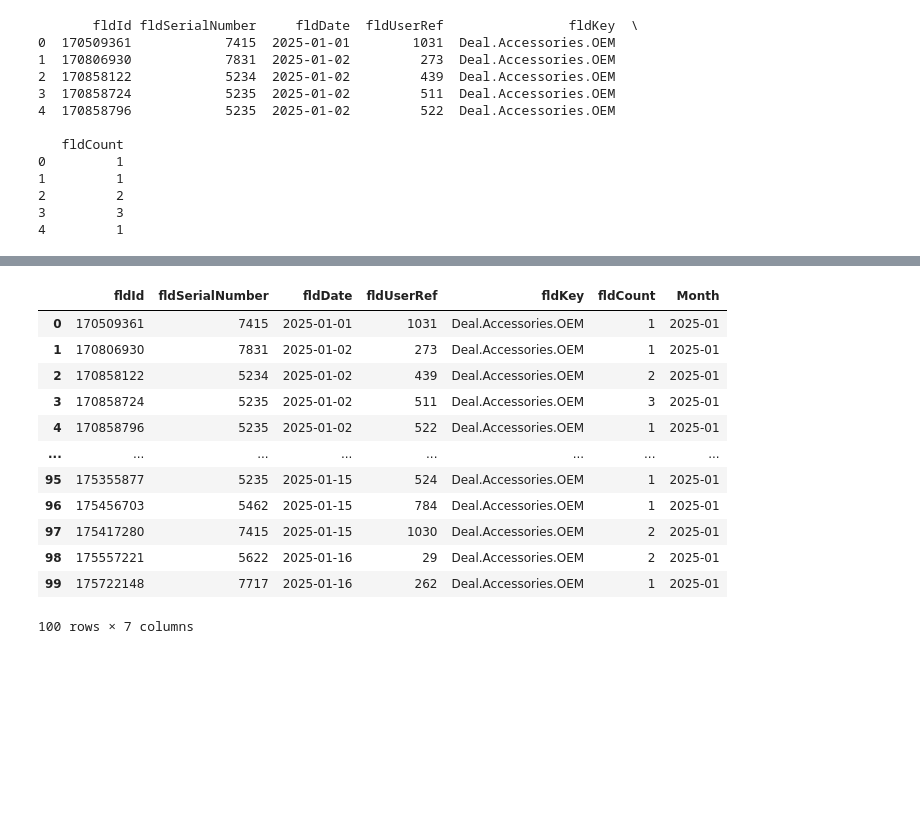
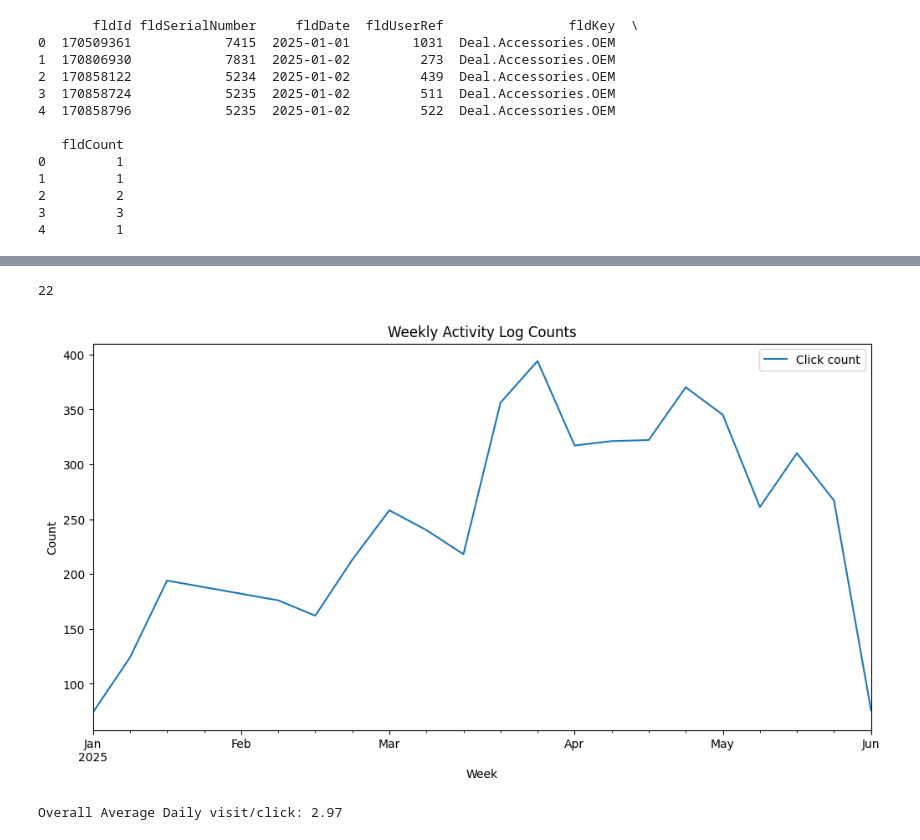
Before and after one commit to MeliPax/dashboards_dev_space, a Jupyter notebook: scripts/playground.ipynb, the cells around one changed output, grey strips where cells are left out. Cells and saved outputs as stored; diff of their text form; code cells hidden in the pictures; blank space fills up the shorter version.

```diff
--- a/scripts/playground.ipynb
+++ b/scripts/playground.ipynb
@@ -312,7 +310,7 @@ monthly_counts.plot(x='Month', y='fldCount', kind='line', figsize=(12, 6), title
 # Show sum of fldcount by week of month
 df['Week'] = df['fldDate'].dt.to_period('W')
 weekly_counts = df.groupby('Week')['fldCount'].sum().reset_index()
-weekly_counts['Week'] = weekly_counts['Week'].dt.to_timestamp()
+# weekly_counts['Week'] = weekly_counts['Week'].dt.to_timestamp()
 weekly_counts.plot(x='Week', y='fldCount', kind='bar', figsize=(12, 6), title='Weekly Activity Log Counts')
 
 
@@ -325,7 +323,7 @@ daily_counts.plot(x='DayOfWeek', y='fldCount', kind='bar', figsize=(12, 6), titl
 
 
 # Change these graphs to line graphs
-monthly_counts.plot(x='Month', y='fldCount', kind='line', figsize=(12, 6), title='Monthly Activity Log Counts')
+
 weekly_counts.plot(x='Week', y='fldCount', kind='line', figsize=(12, 6), title='Weekly Activity Log Counts')
 daily_counts.plot(x='DayOfWeek', y='fldCount', kind='line', figsize=(12, 6), title='Daily Activity Log Counts by Day of Week')
 # %% [output]
@@ -338,16 +337,48 @@ daily_counts.plot(x='DayOfWeek', y='fldCount', kind='line', figsize=(12, 6), tit
 # %%
-df.head(100)
+date_format= "%Y-%m-%d"
+date_obj = datetime.strptime("2025-05-27", "%Y-%m-%d")
+print(date_obj.isocalendar().week)
 # %% [output]
-|  | fldId | fldSerialNumber | fldDate | fldUserRef | fldKey | fldCount | Month |
-| 0 | 170509361 | 7415 | 2025-01-01 | 1031 | Deal.Accessories.OEM | 1 | 2025-01 |
-| 1 | 170806930 | 7831 | 2025-01-02 | 273 | Deal.Accessories.OEM | 1 | 2025-01 |
-| 2 | 170858122 | 5234 | 2025-01-02 | 439 | Deal.Accessories.OEM | 2 | 2025-01 |
-| 3 | 170858724 | 5235 | 2025-01-02 | 511 | Deal.Accessories.OEM | 3 | 2025-01 |
-| 4 | 170858796 | 5235 | 2025-01-02 | 522 | Deal.Accessories.OEM | 1 | 2025-01 |
-| ... | ... | ... | ... | ... | ... | ... | ... |
-| 95 | 175355877 | 5235 | 2025-01-15 | 524 | Deal.Accessories.OEM | 1 | 2025-01 |
-| 96 | 175456703 | 5462 | 2025-01-15 | 784 | Deal.Accessories.OEM | 1 | 2025-01 |
-| 97 | 175417280 | 7415 | 2025-01-15 | 1030 | Deal.Accessories.OEM | 2 | 2025-01 |
-| 98 | 175557221 | 5622 | 2025-01-16 | 29 | Deal.Accessories.OEM | 2 | 2025-01 |
-| 99 | 175722148 | 7717 | 2025-01-16 | 262 | Deal.Accessories.OEM | 1 | 2025-01 |
-100 rows × 7 columns
+22
+# %%
+# Total number of click by months
+
+weekly_count_plt = weekly_counts.plot(
+    x='Week',
+    y='fldCount',
+    kind='line',
+    figsize=(12, 6),
+    legend = False,
+    title='Weekly Activity Log Counts')
+
+
+# Set y-axis label
+weekly_count_plt.set_ylabel('Count')
+
+# Set custom legend
+weekly_count_plt.legend(['Click count'])
+
+
+
+# for x, y in zip(weekly_counts['Week'], weekly_counts['fldCount']):
+#     weekly_count_plt.annotate(
+#     str(y),
+#     xy=(x, y),
+#     xytext=(0, 5),
+#     textcoords='offset points',
+#     ha='center',
+#     va='bottom',
+#     color='red'
+#     )
+
+# Show the plot
+plt.show()
+# %% [output]
+[figure, added]
+# %%
+# Overall Daily visit/click
+
+# Sum of fldCount/ (len(df))
+print("Overall Average Daily visit/click:", round(df["fldCount"].sum()/len(df), 2))
+# %% [output]
+Overall Average Daily visit/click: 2.97
```
Also changed, not shown: parts of 37 cells of this notebook, 2 other files.
